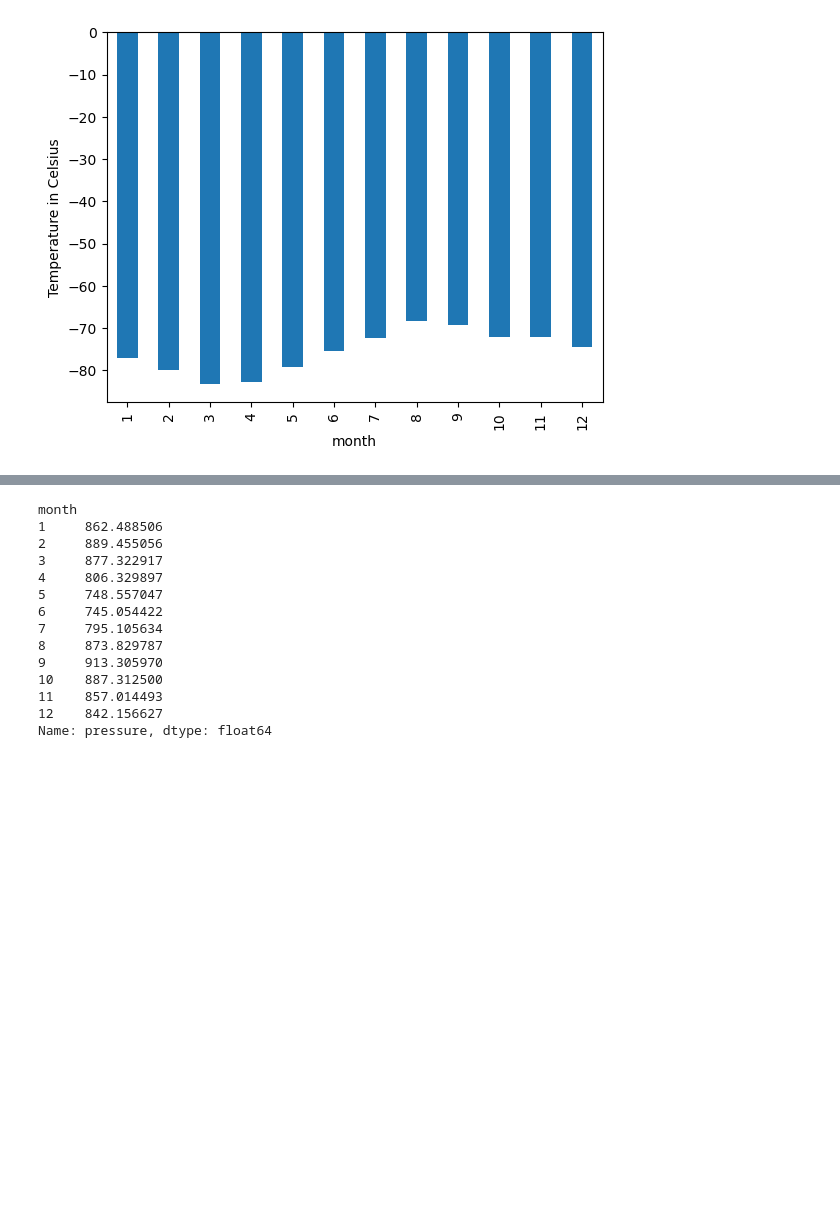
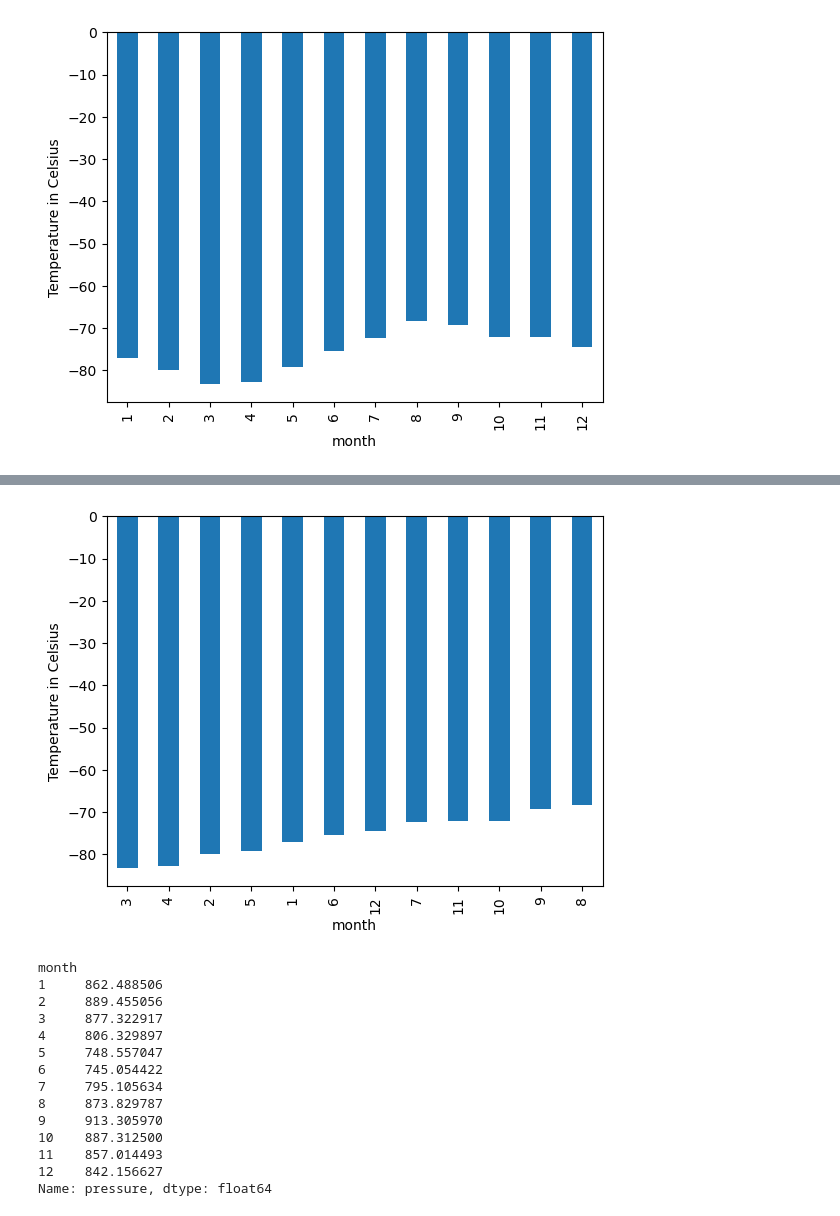
Before and after one commit to bburwinkel0721/mars_scraping_challenge, a Jupyter notebook: part_2_mars_weather.ipynb, the cells around one changed output, grey strips where cells are left out. Drawn from its saved outputs; the diff is of its cells as text; code cells hidden in the pictures; blank space fills up the shorter version.

```diff
--- a/part_2_mars_weather.ipynb
+++ b/part_2_mars_weather.ipynb
@@ -200,6 +182,8 @@ Name: month, dtype: int64
 1867
 # %%
 # 3. What is the average low temperature by month?
+avg_temps = mars_df.groupby('month')['min_temp'].mean()
+avg_temps
 # %% [output]
 month
 1    -77.160920
@@ -226,2 +211,15 @@ Name: min_temp, dtype: float64
+# %%
+# Identify the coldest and hottest months in Curiosity's location
+# Sort average temperatures in acending order
+sorted_avg_temps = avg_temps.sort_values()
+
+# Plot the average temperature by month
+sorted_avg_temps.plot(kind='bar',
+               ylabel='Temperature in Celsius')
+
+# Show the plot
+plt.show()
+# %% [output]
+[figure, added]
 # %%
 # 4. Average pressure by Martian month
```
Also changed, not shown: parts of 9 cells of this notebook.
